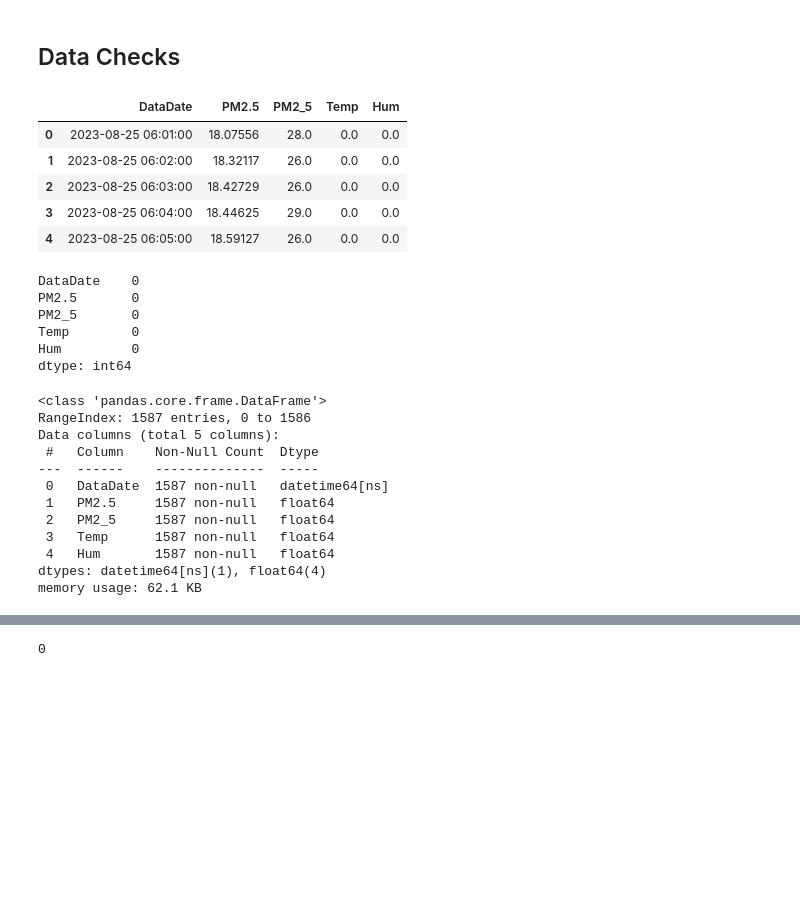
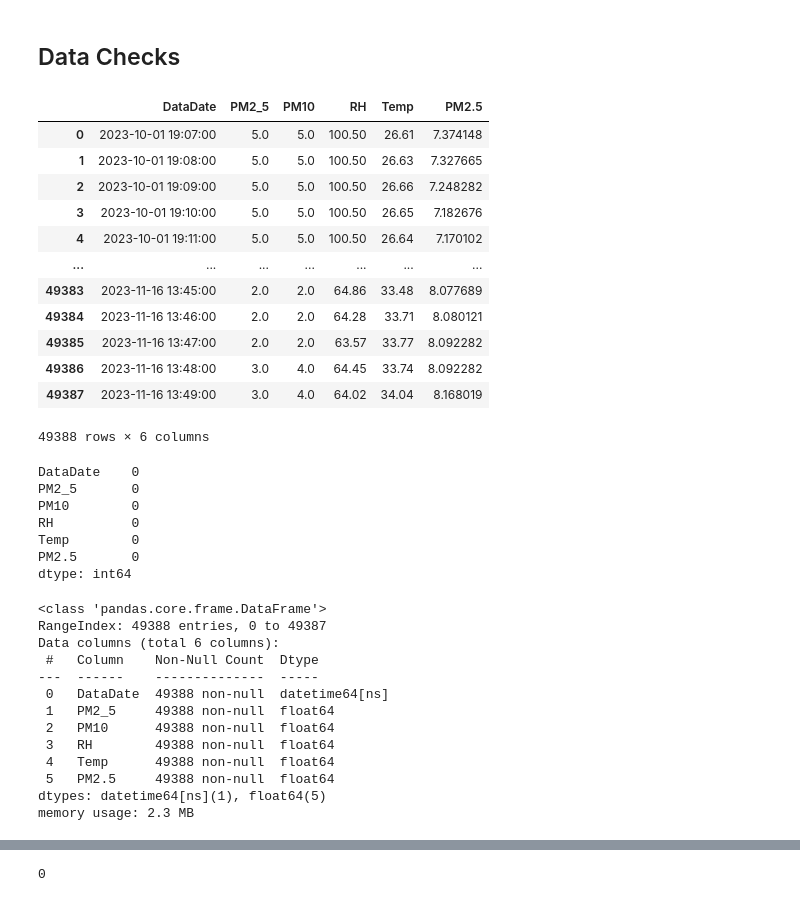
Before and after one commit to moadams847/Air_Sensor_ML_Calibration_Setup, a Jupyter notebook: notebook/Exploratory_Data_Analysis.ipynb, the cells around one changed output, grey strips where cells are left out. Cells and saved outputs as stored; diff of their text form; code cells hidden in the pictures; blank space fills up the shorter version.

```diff
--- a/notebook/Exploratory_Data_Analysis.ipynb
+++ b/notebook/Exploratory_Data_Analysis.ipynb
@@ -19,37 +19,46 @@ from sklearn.model_selection import train_test_split
 ## Data Checks
 # %%
 #load data
-merge_csv = pd.read_csv('data/merged_data.csv', parse_dates=['DataDate'])
-merge_csv.head()
+df = pd.read_csv('data/merge_raw_data_Teledyne/calibration_data_sets/merged_Teledyne_data_weather_data_ENE00950.csv', parse_dates=['DataDate'])
+df
 # %% [output]
-|  | DataDate | PM2.5 | PM2_5 | Temp | Hum |
-| 0 | 2023-08-25 06:01:00 | 18.07556 | 28.0 | 0.0 | 0.0 |
-| 1 | 2023-08-25 06:02:00 | 18.32117 | 26.0 | 0.0 | 0.0 |
-| 2 | 2023-08-25 06:03:00 | 18.42729 | 26.0 | 0.0 | 0.0 |
-| 3 | 2023-08-25 06:04:00 | 18.44625 | 29.0 | 0.0 | 0.0 |
-| 4 | 2023-08-25 06:05:00 | 18.59127 | 26.0 | 0.0 | 0.0 |
+|  | DataDate | PM2_5 | PM10 | RH | Temp | PM2.5 |
+| 0 | 2023-10-01 19:07:00 | 5.0 | 5.0 | 100.50 | 26.61 | 7.374148 |
+| 1 | 2023-10-01 19:08:00 | 5.0 | 5.0 | 100.50 | 26.63 | 7.327665 |
+| 2 | 2023-10-01 19:09:00 | 5.0 | 5.0 | 100.50 | 26.66 | 7.248282 |
+| 3 | 2023-10-01 19:10:00 | 5.0 | 5.0 | 100.50 | 26.65 | 7.182676 |
+| 4 | 2023-10-01 19:11:00 | 5.0 | 5.0 | 100.50 | 26.64 | 7.170102 |
+| ... | ... | ... | ... | ... | ... | ... |
+| 49383 | 2023-11-16 13:45:00 | 2.0 | 2.0 | 64.86 | 33.48 | 8.077689 |
+| 49384 | 2023-11-16 13:46:00 | 2.0 | 2.0 | 64.28 | 33.71 | 8.080121 |
+| 49385 | 2023-11-16 13:47:00 | 2.0 | 2.0 | 63.57 | 33.77 | 8.092282 |
+| 49386 | 2023-11-16 13:48:00 | 3.0 | 4.0 | 64.45 | 33.74 | 8.092282 |
+| 49387 | 2023-11-16 13:49:00 | 3.0 | 4.0 | 64.02 | 34.04 | 8.168019 |
+49388 rows × 6 columns
 # %%
-merge_csv.isna().sum()
+df.isna().sum()
 # %% [output]
 DataDate    0
+PM2_5       0
+PM10        0
+RH          0
+Temp        0
 PM2.5       0
-PM2_5       0
-Temp        0
-Hum         0
 dtype: int64
 # %%
-merge_csv.info()
+df.info()
 # %% [output]
 <class 'pandas.core.frame.DataFrame'>
-RangeIndex: 1587 entries, 0 to 1586
-Data columns (total 5 columns):
+RangeIndex: 49388 entries, 0 to 49387
+Data columns (total 6 columns):
  #   Column    Non-Null Count  Dtype
 ---  ------    --------------  -----
- 0   DataDate  1587 non-null   datetime64[ns]
- 1   PM2.5     1587 non-null   float64
- 2   PM2_5     1587 non-null   float64
- 3   Temp      1587 non-null   float64
- 4   Hum       1587 non-null   float64
-dtypes: datetime64[ns](1), float64(4)
-memory usage: 62.1 KB
+ 0   DataDate  49388 non-null  datetime64[ns]
+ 1   PM2_5     49388 non-null  float64
+ 2   PM10      49388 non-null  float64
+ 3   RH        49388 non-null  float64
+ 4   Temp      49388 non-null  float64
+ 5   PM2.5     49388 non-null  float64
+dtypes: datetime64[ns](1), float64(5)
+memory usage: 2.3 MB
 # %%
```
Also changed, not shown: parts of 15 cells of this notebook, 25 other files.
